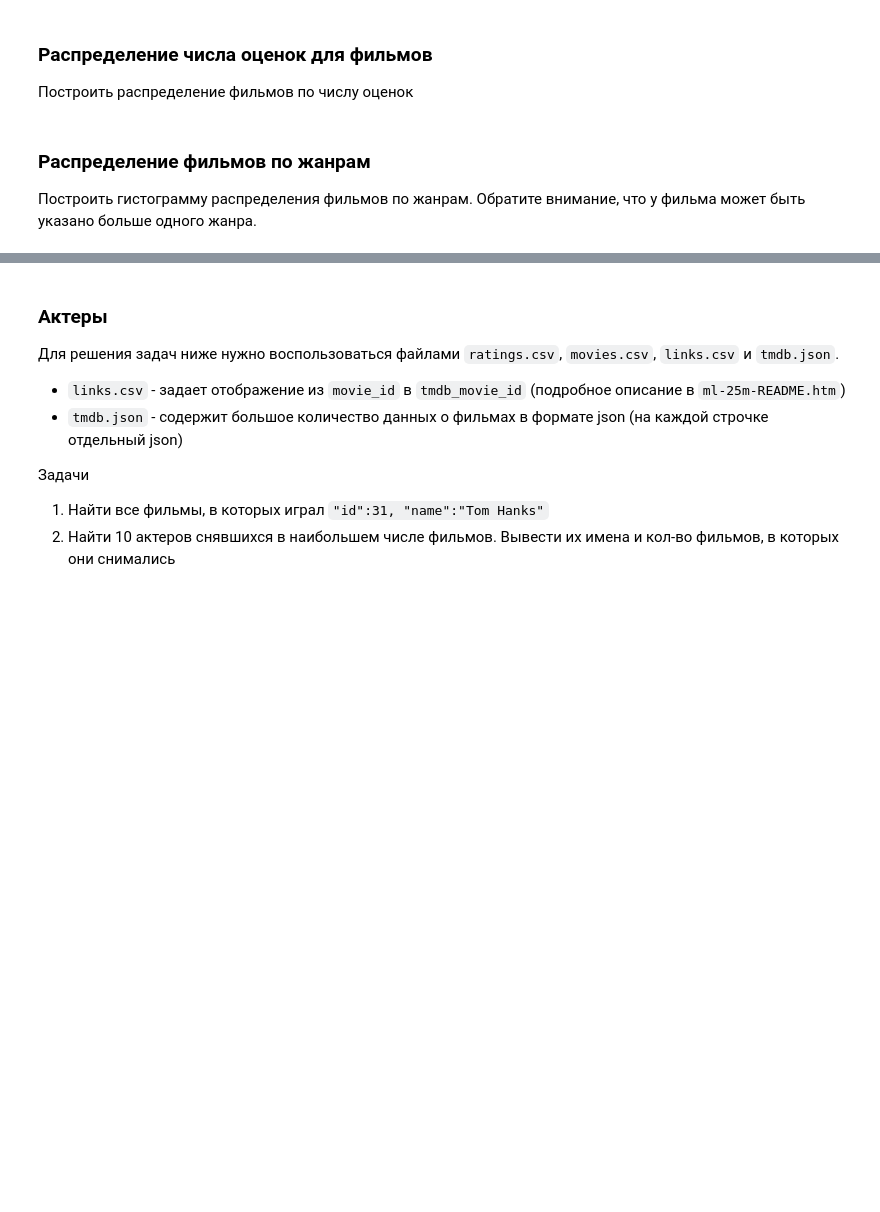
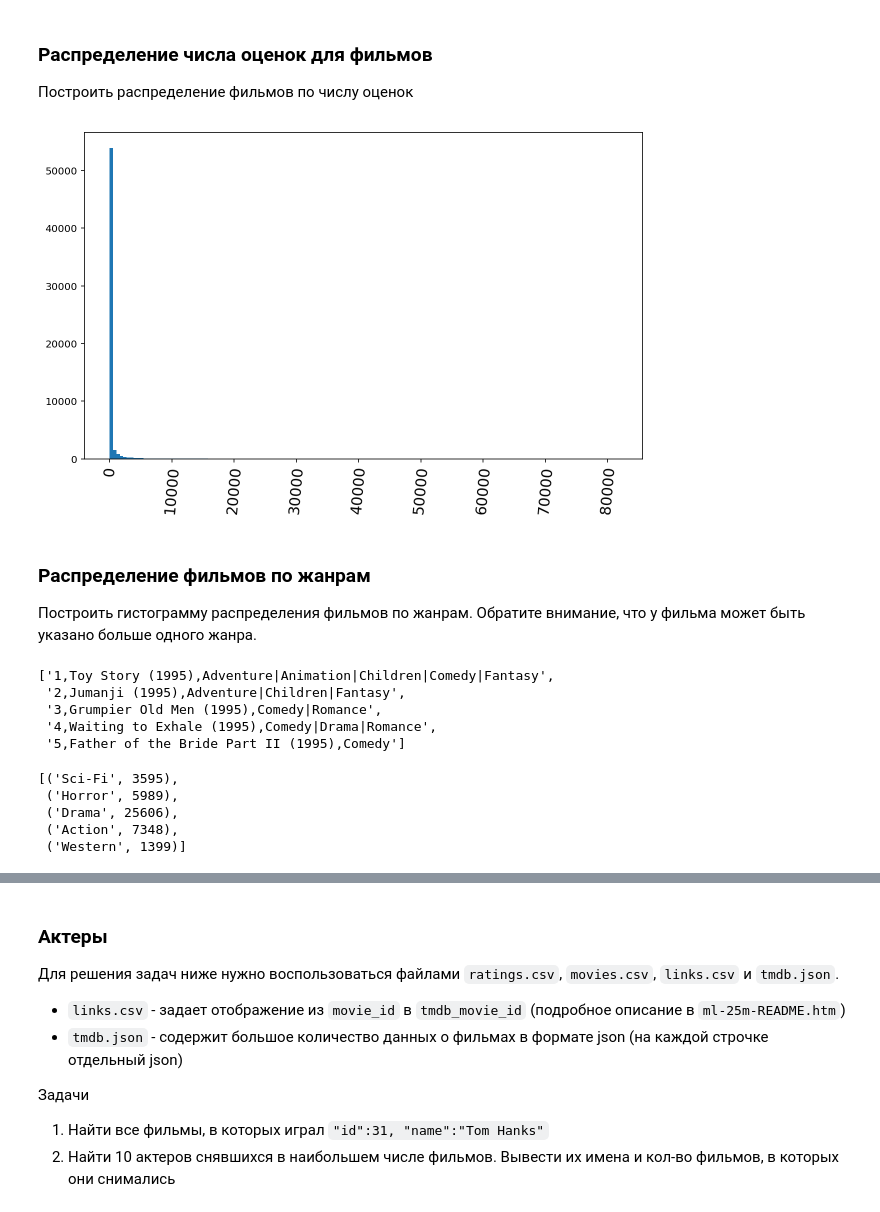
Before and after one commit to Piteryo/MLBD, a Jupyter notebook: lectures/spark/notebooks/spark_examples.ipynb, the cells around one changed output, grey strips where cells are left out. Cells and saved outputs as stored; diff of their text form; code cells hidden in the pictures; blank space fills up the shorter version.

Commit message:
First task done

```diff
--- a/lectures/spark/notebooks/spark_examples.ipynb
+++ b/lectures/spark/notebooks/spark_examples.ipynb
@@ -289,0 +275,12 @@ plt.show()
+# %%
+######################################
+######### YOUR CODE HERE #############
+######################################
+votes = ratings \
+    .map(lambda r: (r.movie_id, 1)) \
+    .reduceByKey(lambda a, b: a + b) \
+    .join(movies) \
+    .sortBy(lambda key_value: key_value[1][0], ascending=False) \
+    .map(lambda r: (r[1][1][1], r[1][0]))
+
+votes.take(10)
@@ -314,3 +346,15 @@ plt.show()
+# %%
+######################################
+######### YOUR CODE HERE #############
+######################################
+votes_collected = votes.values().collect()
+
+f, ax = plt.subplots(figsize=(10, 6))
+plt.xticks(rotation=85, fontsize=15)
+plt.hist(votes_collected, 150)
+plt.show()
+# %% [output]
+[figure, added]
 # %% [markdown]
 ### Распределение фильмов по жанрам
 
@@ -321,0 +362,14 @@ plt.show()
+# %%
+movies = sc.textFile(MOVIES_PATH)
+header = movies.first()
+movies = movies.filter(lambda row: row != header)
+movies.take(5)
+######################################
+######### YOUR CODE HERE #############
+######################################
+# %% [output]
+['1,Toy Story (1995),Adventure|Animation|Children|Comedy|Fantasy',
+ '2,Jumanji (1995),Adventure|Children|Fantasy',
+ '3,Grumpier Old Men (1995),Comedy|Romance',
+ '4,Waiting to Exhale (1995),Comedy|Drama|Romance',
+ '5,Father of the Bride Part II (1995),Comedy']
@@ -321,0 +384,8 @@ plt.show()
+# %%
+genres.take(5)
+# %% [output]
+[('Sci-Fi', 3595),
+ ('Horror', 5989),
+ ('Drama', 25606),
+ ('Action', 7348),
+ ('Western', 1399)]
```
Also changed, not shown: parts of 68 cells of this notebook.
